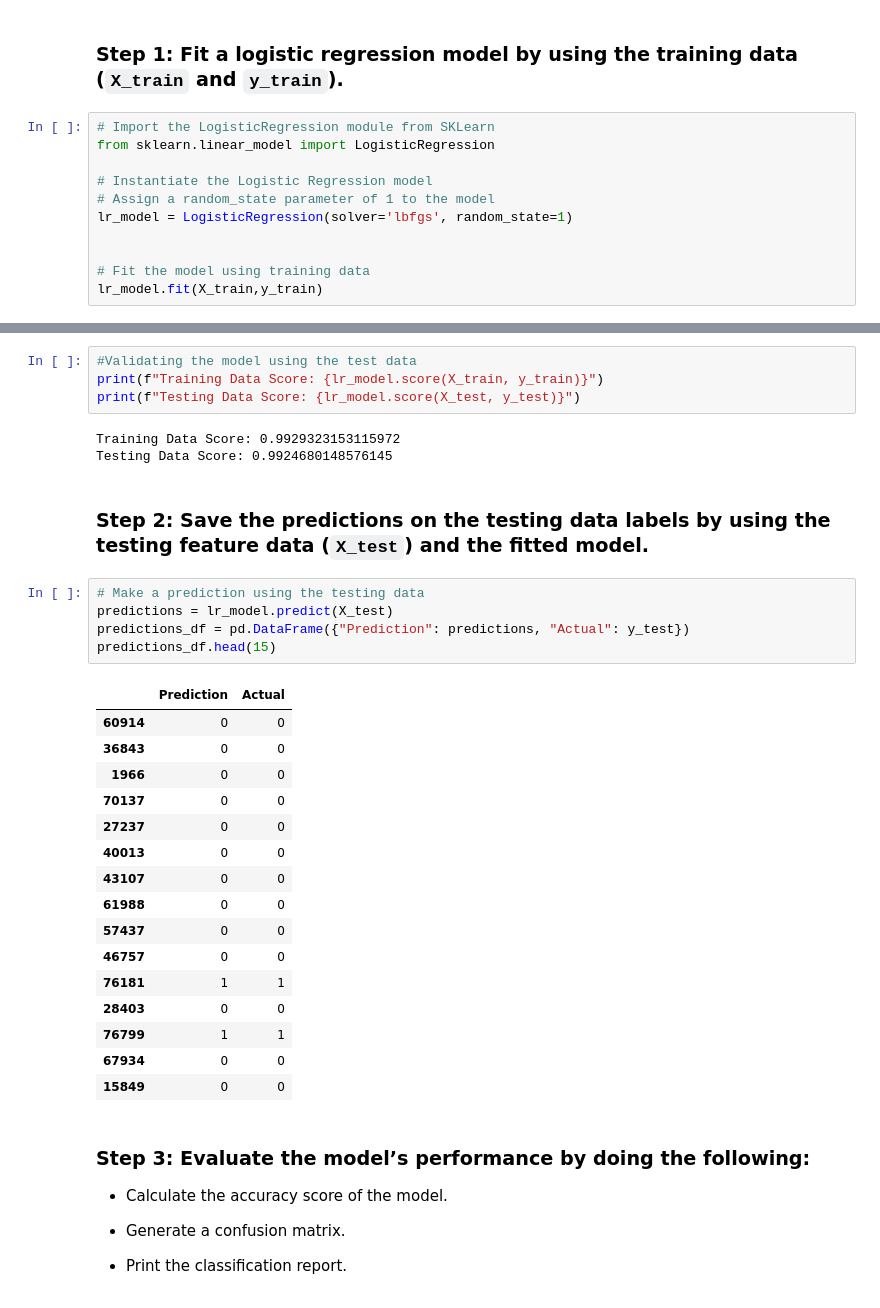
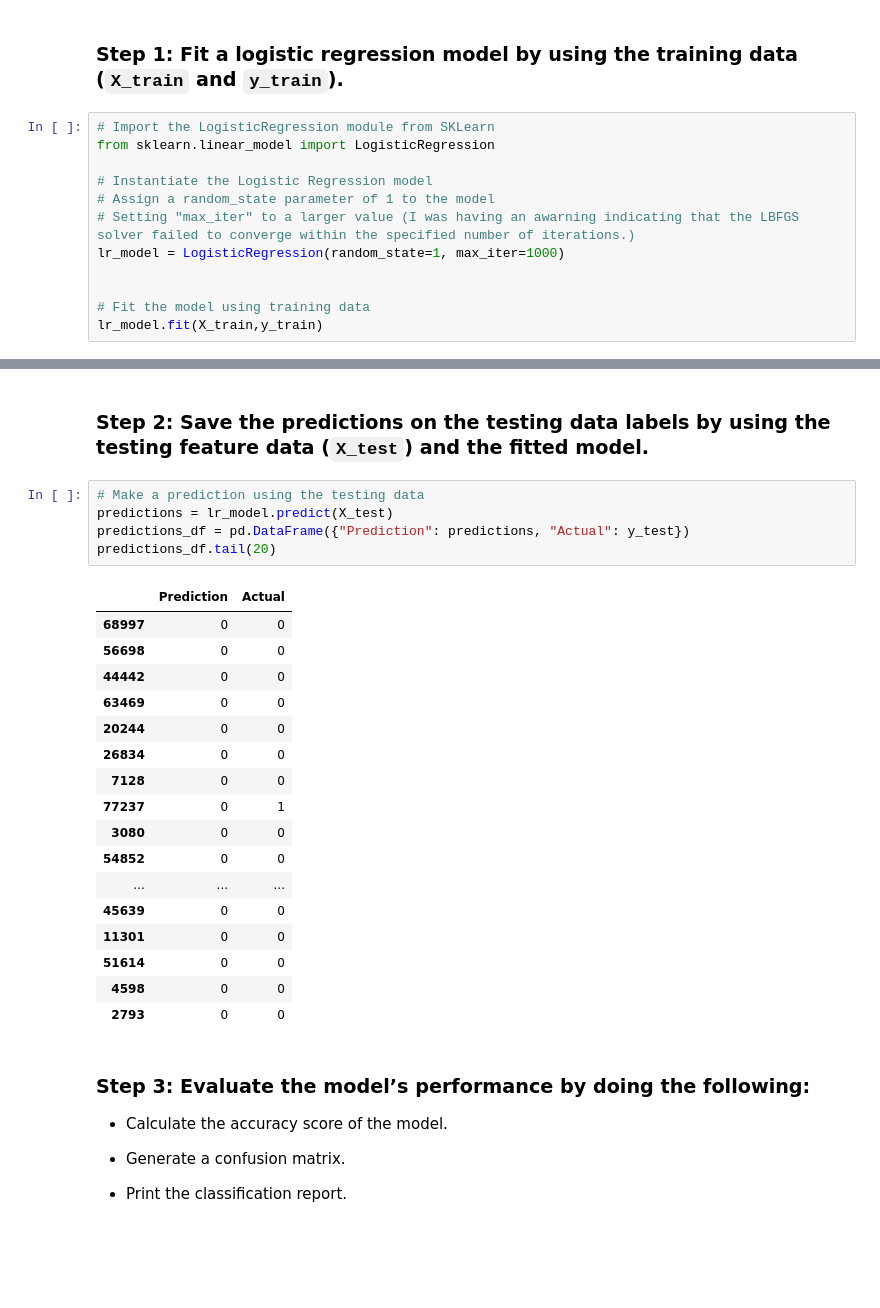
Before and after one commit to michelesanctis/credit-risk-classification, a Jupyter notebook: Credit_Risk/credit_risk_classification.ipynb, the cells around one changed output, grey strips where cells are left out. Saved outputs shown, nothing was run; the diff lists cells and outputs as text; blank space fills up the shorter version.

```diff
--- a/Credit_Risk/credit_risk_classification.ipynb
+++ b/Credit_Risk/credit_risk_classification.ipynb
@@ -109,7 +110,8 @@ from sklearn.linear_model import LogisticRegression
 
 # Instantiate the Logistic Regression model
 # Assign a random_state parameter of 1 to the model
-lr_model = LogisticRegression(solver='lbfgs', random_state=1)
+# Setting "max_iter" to a larger value (I was having an awarning indicating that the LBFGS solver failed to converge within the specified number of iterations.)
+lr_model = LogisticRegression(random_state=1, max_iter=1000)
 
 
 # Fit the model using training data
@@ -126,34 +121,28 @@ LogisticRegression(random_state=1)
-# %%
-#Validating the model using the test data
-print(f"Training Data Score: {lr_model.score(X_train, y_train)}")
-print(f"Testing Data Score: {lr_model.score(X_test, y_test)}")
-# %% [output]
-Training Data Score: 0.9929323153115972
-Testing Data Score: 0.9924680148576145
 # %% [markdown]
 ### Step 2: Save the predictions on the testing data labels by using the testing feature data (`X_test`) and the fitted model.
 # %%
 # Make a prediction using the testing data
 predictions = lr_model.predict(X_test)
 predictions_df = pd.DataFrame({"Prediction": predictions, "Actual": y_test})
-predictions_df.head(15)
+predictions_df.tail(20)
 # %% [output]
 |  | Prediction | Actual |
-| 60914 | 0 | 0 |
-| 36843 | 0 | 0 |
-| 1966 | 0 | 0 |
-| 70137 | 0 | 0 |
-| 27237 | 0 | 0 |
-| 40013 | 0 | 0 |
-| 43107 | 0 | 0 |
-| 61988 | 0 | 0 |
-| 57437 | 0 | 0 |
-| 46757 | 0 | 0 |
-| 76181 | 1 | 1 |
-| 28403 | 0 | 0 |
-| 76799 | 1 | 1 |
-| 67934 | 0 | 0 |
-| 15849 | 0 | 0 |
+| 68997 | 0 | 0 |
+| 56698 | 0 | 0 |
+| 44442 | 0 | 0 |
+| 63469 | 0 | 0 |
+| 20244 | 0 | 0 |
+| 26834 | 0 | 0 |
+| 7128 | 0 | 0 |
+| 77237 | 0 | 1 |
+| 3080 | 0 | 0 |
+| 54852 | 0 | 0 |
+| ... | ... | ... |
+| 45639 | 0 | 0 |
+| 11301 | 0 | 0 |
+| 51614 | 0 | 0 |
+| 4598 | 0 | 0 |
+| 2793 | 0 | 0 |
 # %% [markdown]
 ### Step 3: Evaluate the model’s performance by doing the following:
 
```
Also changed, not shown: parts of 9 cells of this notebook.
